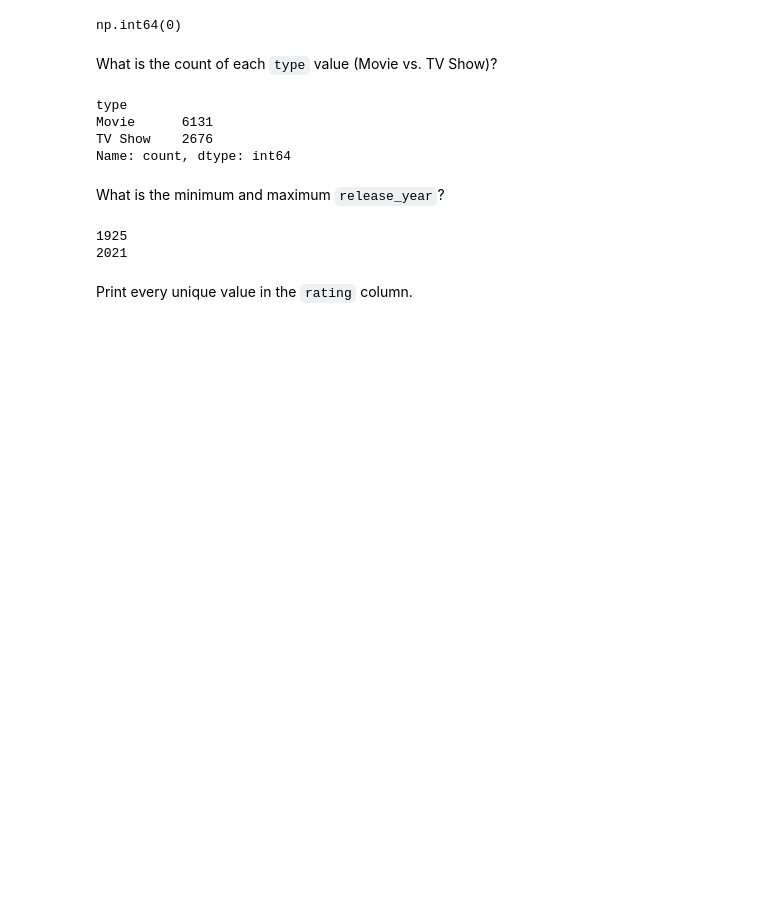
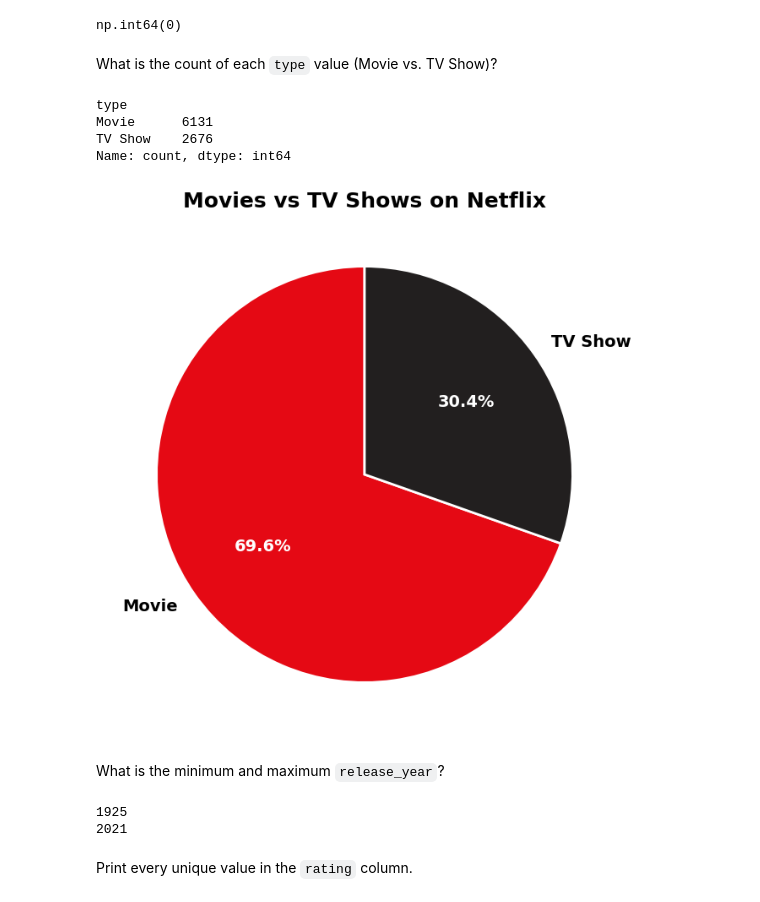
Before and after one commit to arnavvpareek/Netflix-EDA, a Jupyter notebook: notebooks/netflix_eda.ipynb, the cells around one changed output. Saved outputs shown, nothing was run; the diff lists cells and outputs as text; code cells hidden in the pictures; blank space fills up the shorter version.

```diff
--- a/notebooks/netflix_eda.ipynb
+++ b/notebooks/netflix_eda.ipynb
@@ -149,6 +149,25 @@ type
 Movie      6131
 TV Show    2676
 Name: count, dtype: int64
+# %%
+type_counts=netflix['type'].value_counts()
+plt.figure(figsize=(8,8))
+plt.pie(
+    type_counts.values,
+    labels=type_counts.index,
+    autopct='%1.1f%%',
+    colors=['#E50914','#221f1f'],
+    startangle=90,
+    wedgeprops={'edgecolor':'white','linewidth':2},
+    textprops={'color':'white','fontsize':14,'fontweight':'bold'}
+)
+for label in plt.gca().texts:
+    if label.get_text() in type_counts.index:
+        label.set_color('black')
+plt.title('Movies vs TV Shows on Netflix', fontsize=18, fontweight='bold')
+plt.show()
+# %% [output]
+[figure, added]
 # %% [markdown]
 What is the minimum and maximum `release_year`?
 # %%
```
Also changed, not shown: parts of 19 cells of this notebook.
